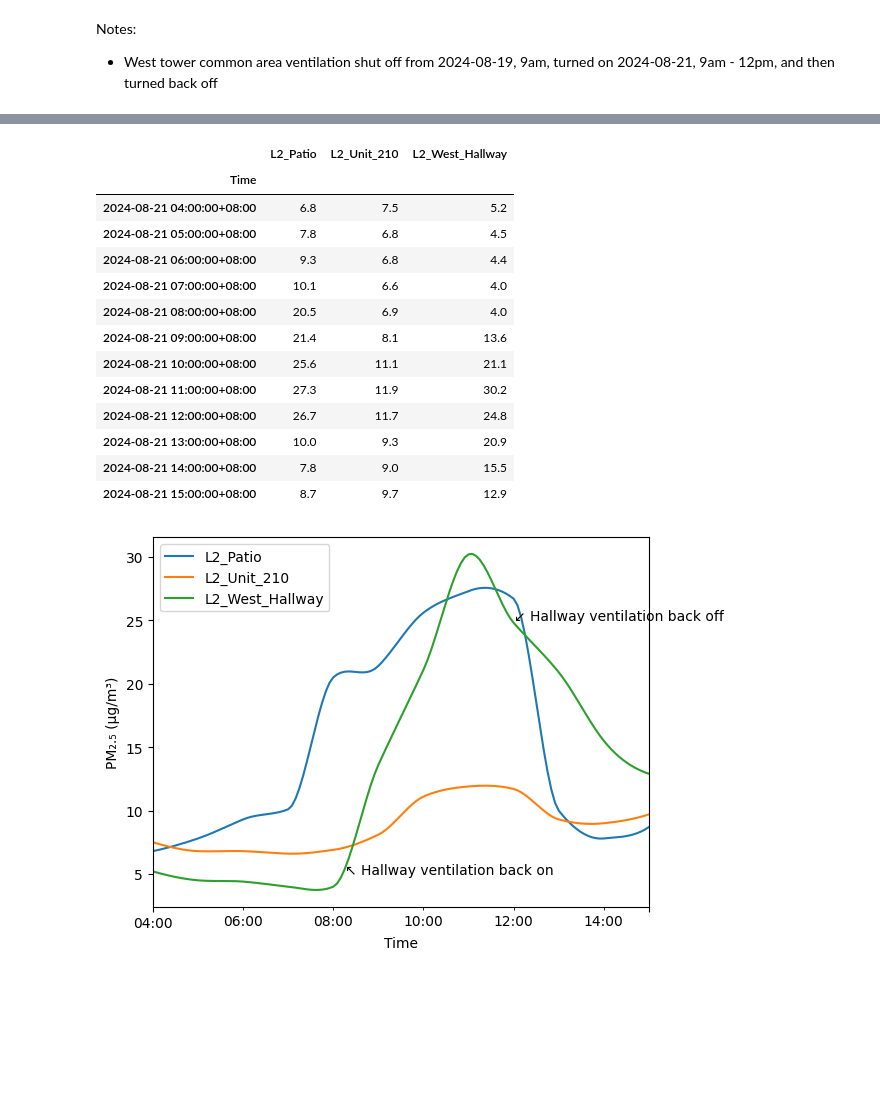
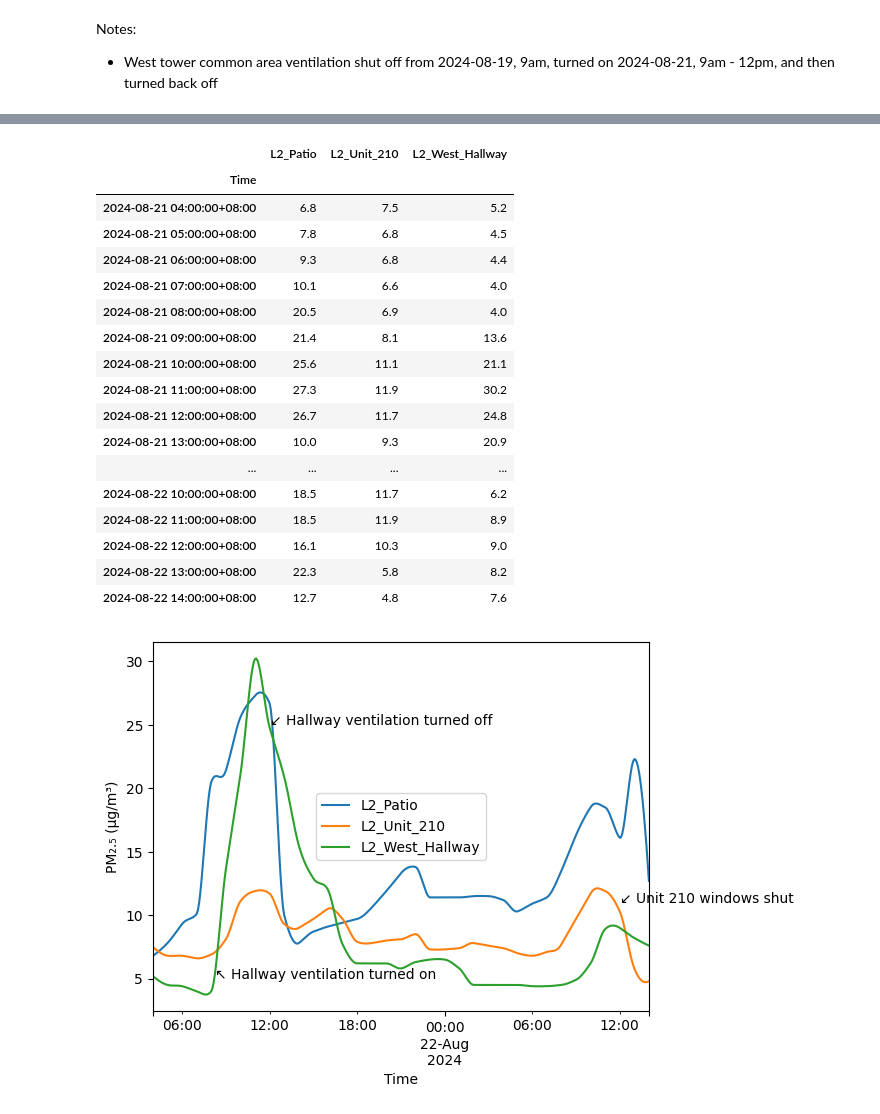
Before and after one commit to jackgene/trellis-aq, a Jupyter notebook: Air Quality Analysis.ipynb, the cells around one changed output, grey strips where cells are left out. Drawn from its saved outputs; the diff is of its cells as text; code cells hidden in the pictures; blank space fills up the shorter version.

```diff
--- a/Air Quality Analysis.ipynb
+++ b/Air Quality Analysis.ipynb
@@ -47,24 +47,29 @@ def display_data_overview(
 # %%
 start_incl = datetime.datetime.fromisoformat("2024-08-21T04:00:00+08.00")
-end_excl = datetime.datetime.fromisoformat("2024-08-21T16:00:00+08.00")
+end_excl = datetime.datetime.fromisoformat("2024-08-22T15:00:00+08.00")
 notes = [
-    Note(x=datetime.datetime.fromisoformat("2024-08-21T08:15:00+08.00"), y=5, s="↖ Hallway ventilation back on"),
-    Note(x=datetime.datetime.fromisoformat("2024-08-21T12:00:00+08.00"), y=25, s="↙ Hallway ventilation back off"),
+    Note(x=datetime.datetime.fromisoformat("2024-08-21T08:15:00+08.00"), y=5, s="↖ Hallway ventilation turned on"),
+    Note(x=datetime.datetime.fromisoformat("2024-08-21T12:00:00+08.00"), y=25, s="↙ Hallway ventilation turned off"),
+    Note(x=datetime.datetime.fromisoformat("2024-08-22T12:00:00+08.00"), y=11, s="↙ Unit 210 windows shut"),
 ]
 display_data_overview(df, notes, start_incl, end_excl)
 # %% [output]
 |  | L2_Patio | L2_Unit_210 | L2_West_Hallway |
 | Time |  |  |  |
 | 2024-08-21 04:00:00+08:00 | 6.8 | 7.5 | 5.2 |
 | 2024-08-21 05:00:00+08:00 | 7.8 | 6.8 | 4.5 |
 | 2024-08-21 06:00:00+08:00 | 9.3 | 6.8 | 4.4 |
 | 2024-08-21 07:00:00+08:00 | 10.1 | 6.6 | 4.0 |
 | 2024-08-21 08:00:00+08:00 | 20.5 | 6.9 | 4.0 |
 | 2024-08-21 09:00:00+08:00 | 21.4 | 8.1 | 13.6 |
 | 2024-08-21 10:00:00+08:00 | 25.6 | 11.1 | 21.1 |
 | 2024-08-21 11:00:00+08:00 | 27.3 | 11.9 | 30.2 |
 | 2024-08-21 12:00:00+08:00 | 26.7 | 11.7 | 24.8 |
 | 2024-08-21 13:00:00+08:00 | 10.0 | 9.3 | 20.9 |
-| 2024-08-21 14:00:00+08:00 | 7.8 | 9.0 | 15.5 |
-| 2024-08-21 15:00:00+08:00 | 8.7 | 9.7 | 12.9 |
+| ... | ... | ... | ... |
+| 2024-08-22 10:00:00+08:00 | 18.5 | 11.7 | 6.2 |
+| 2024-08-22 11:00:00+08:00 | 18.5 | 11.9 | 8.9 |
+| 2024-08-22 12:00:00+08:00 | 16.1 | 10.3 | 9.0 |
+| 2024-08-22 13:00:00+08:00 | 22.3 | 5.8 | 8.2 |
+| 2024-08-22 14:00:00+08:00 | 12.7 | 4.8 | 7.6 |
-[figure, old version]
+[figure, new version]
```
Also changed, not shown: parts of 1 cell of this notebook, 7 other files.
